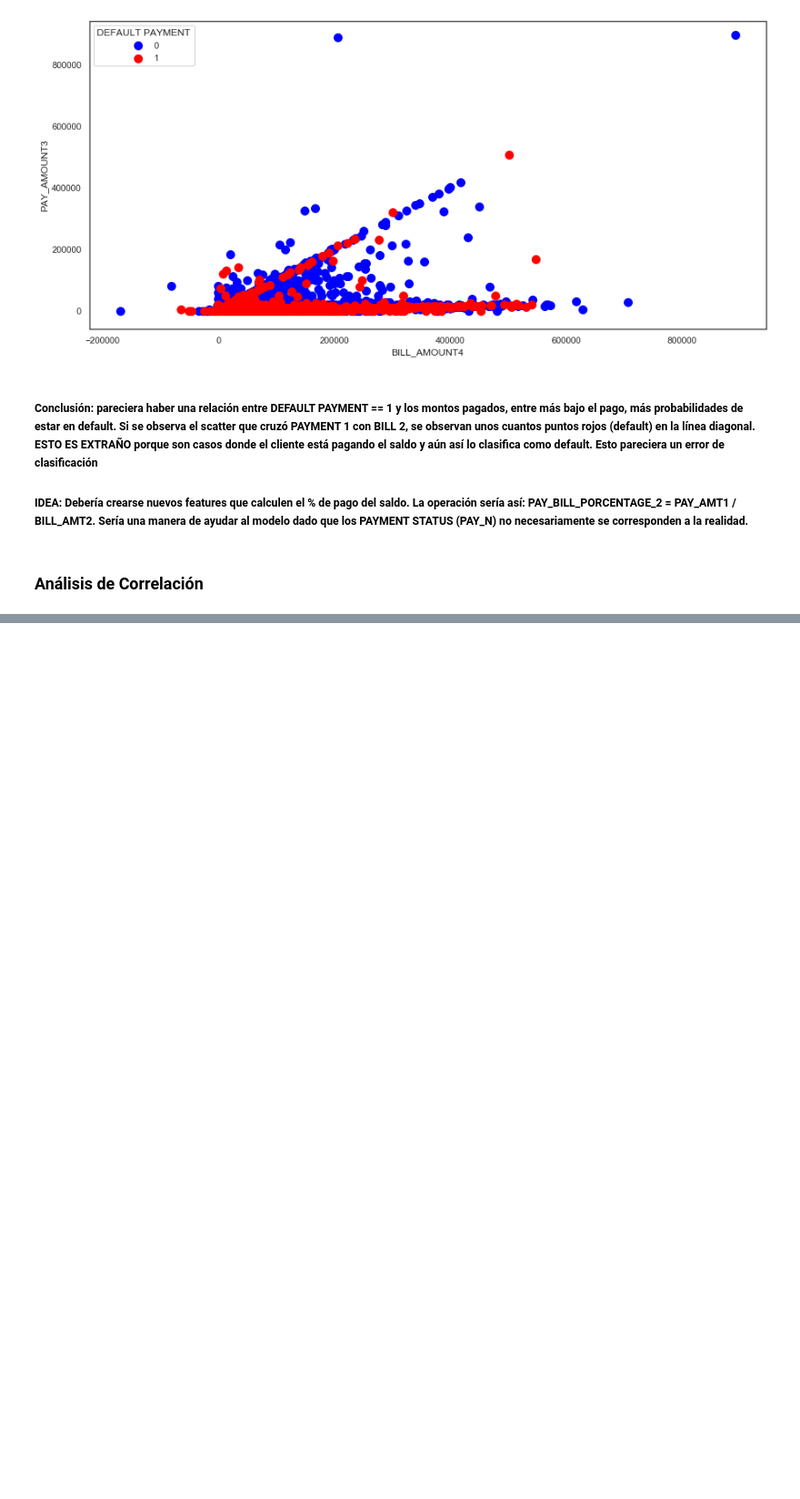
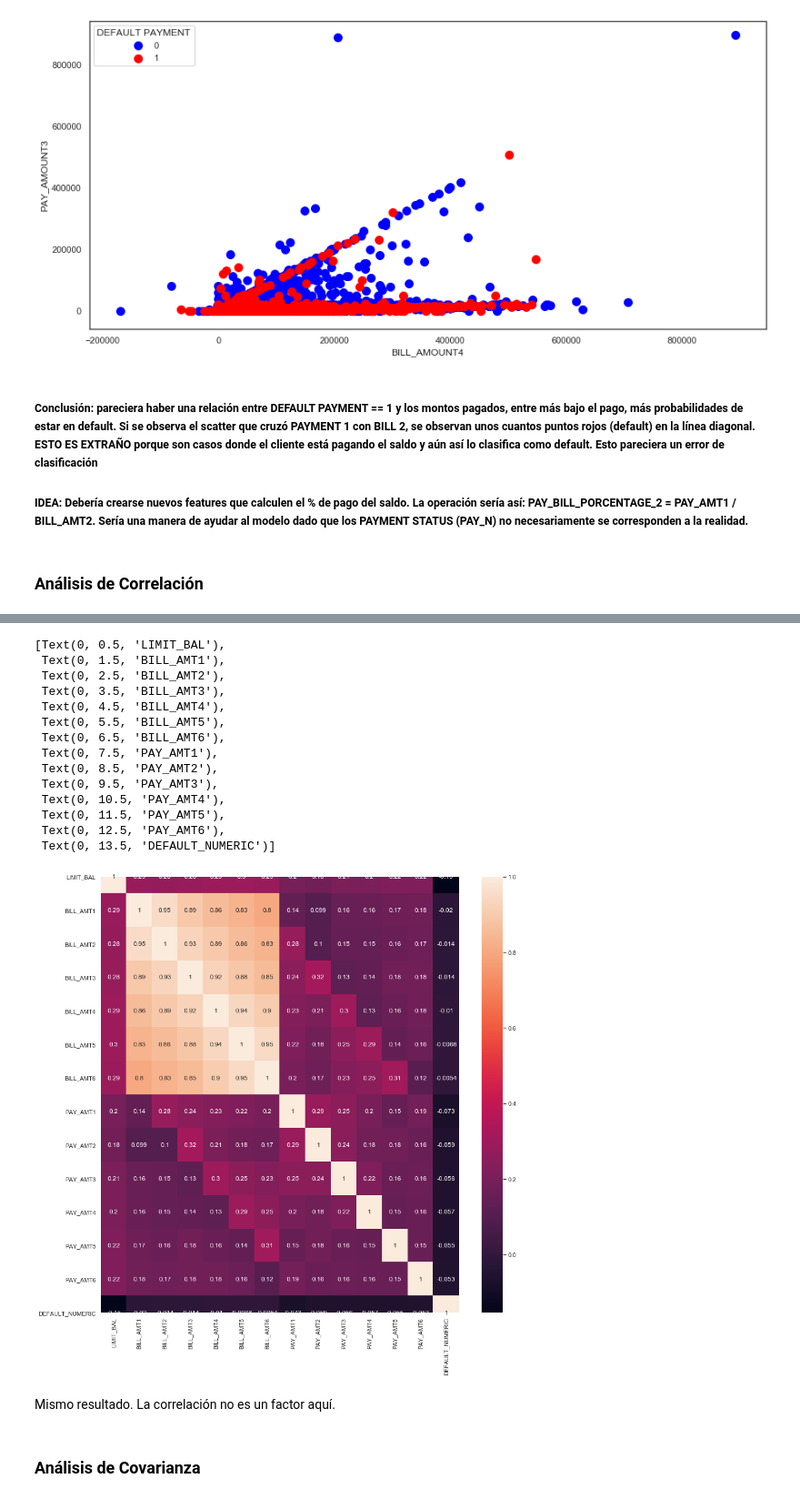
Before and after one commit to randallxram/XTOLC5T2, a Jupyter notebook: Prepare and Explore the Data.ipynb, the cells around one changed output, grey strips where cells are left out. Shown at 91% size. Saved outputs shown, nothing was run; the diff lists cells and outputs as text; code cells hidden in the pictures; blank space fills up the shorter version.

```diff
--- a/Prepare and Explore the Data.ipynb
+++ b/Prepare and Explore the Data.ipynb
@@ -937,0 +957,8 @@ plt.show()
+# %%
+from sklearn import preprocessing
+min_max_scaler = preprocessing.MinMaxScaler()
+dsCredit01_scaled = dsCredit01.copy()
+dsCredit01_scaled = dsCredit01_scaled[['LIMIT_BAL', 'BILL_AMT1', 'BILL_AMT2', 'BILL_AMT3', 'BILL_AMT4', 'BILL_AMT5', 'BILL_AMT6', 'PAY_AMT1', 'PAY_AMT2', 'PAY_AMT3', 'PAY_AMT4', 'PAY_AMT5', 'PAY_AMT6']]
+dsCredit01_scaled[['LIMIT_BAL', 'BILL_AMT1', 'BILL_AMT2', 'BILL_AMT3', 'BILL_AMT4', 'BILL_AMT5', 'BILL_AMT6', 'PAY_AMT1', 'PAY_AMT2', 'PAY_AMT3', 'PAY_AMT4', 'PAY_AMT5', 'PAY_AMT6']] = min_max_scaler.fit_transform(dsCredit01_scaled)
+dsCredit01_scaled['DEFAULT_NUMERIC'] = dsCredit01['DEFAULT_NUMERIC']
+dsCredit01_scaled
@@ -937,0 +979,25 @@ plt.show()
+# %%
+corrMat_scaled = dsCredit01_scaled.corr()
+fig, ax = plt.subplots(figsize=(15,15))
+sns.heatmap(corrMat_scaled, annot=True, ax=ax)
+ax.set_yticklabels(ax.get_yticklabels(), rotation = 0)
+# %% [output]
+[Text(0, 0.5, 'LIMIT_BAL'),
+ Text(0, 1.5, 'BILL_AMT1'),
+ Text(0, 2.5, 'BILL_AMT2'),
+ Text(0, 3.5, 'BILL_AMT3'),
+ Text(0, 4.5, 'BILL_AMT4'),
+ Text(0, 5.5, 'BILL_AMT5'),
+ Text(0, 6.5, 'BILL_AMT6'),
+ Text(0, 7.5, 'PAY_AMT1'),
+ Text(0, 8.5, 'PAY_AMT2'),
+ Text(0, 9.5, 'PAY_AMT3'),
+ Text(0, 10.5, 'PAY_AMT4'),
+ Text(0, 11.5, 'PAY_AMT5'),
+ Text(0, 12.5, 'PAY_AMT6'),
+ Text(0, 13.5, 'DEFAULT_NUMERIC')]
+[figure, added]
+# %% [markdown]
+Mismo resultado. La correlación no es un factor aquí.
+# %% [markdown]
+### Análisis de Covarianza
```
Also changed, not shown: parts of 7 cells of this notebook.
